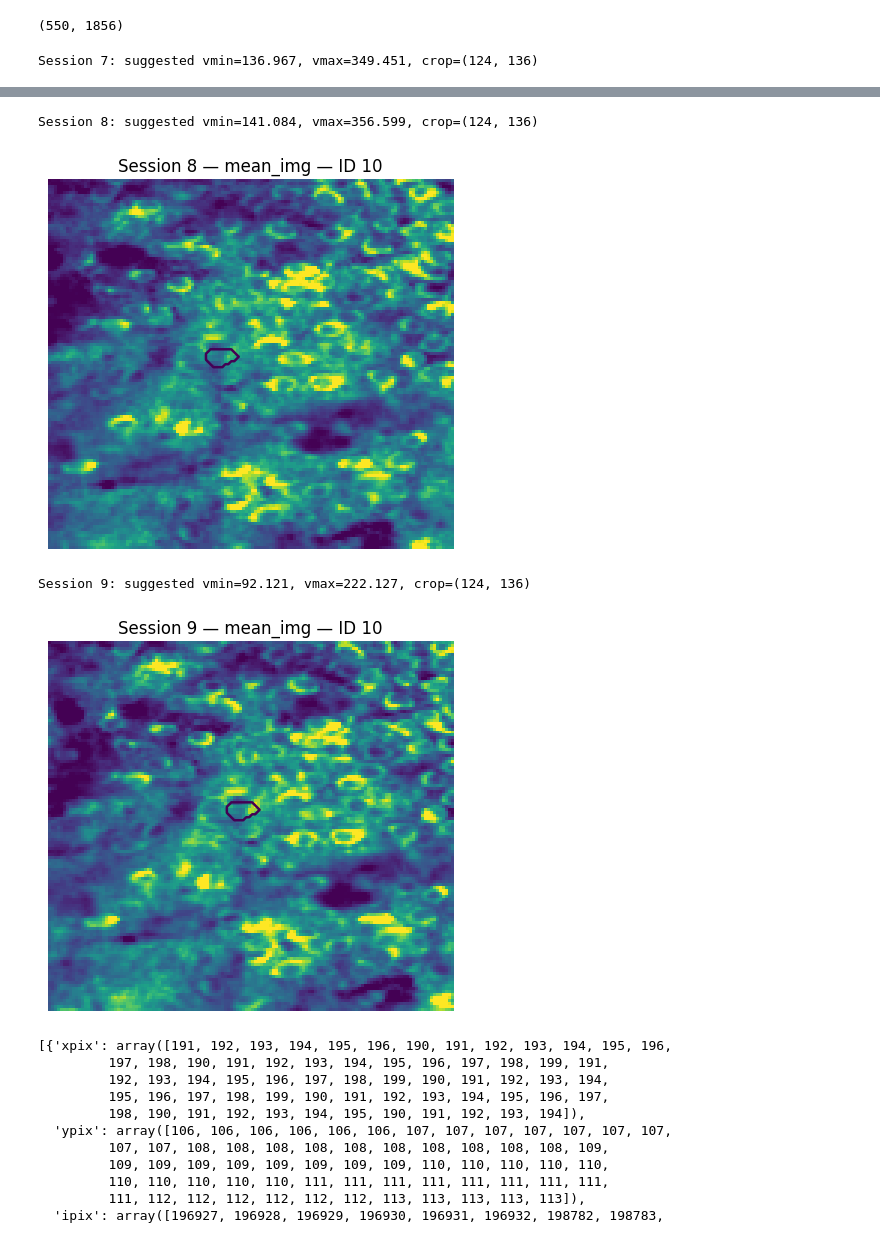
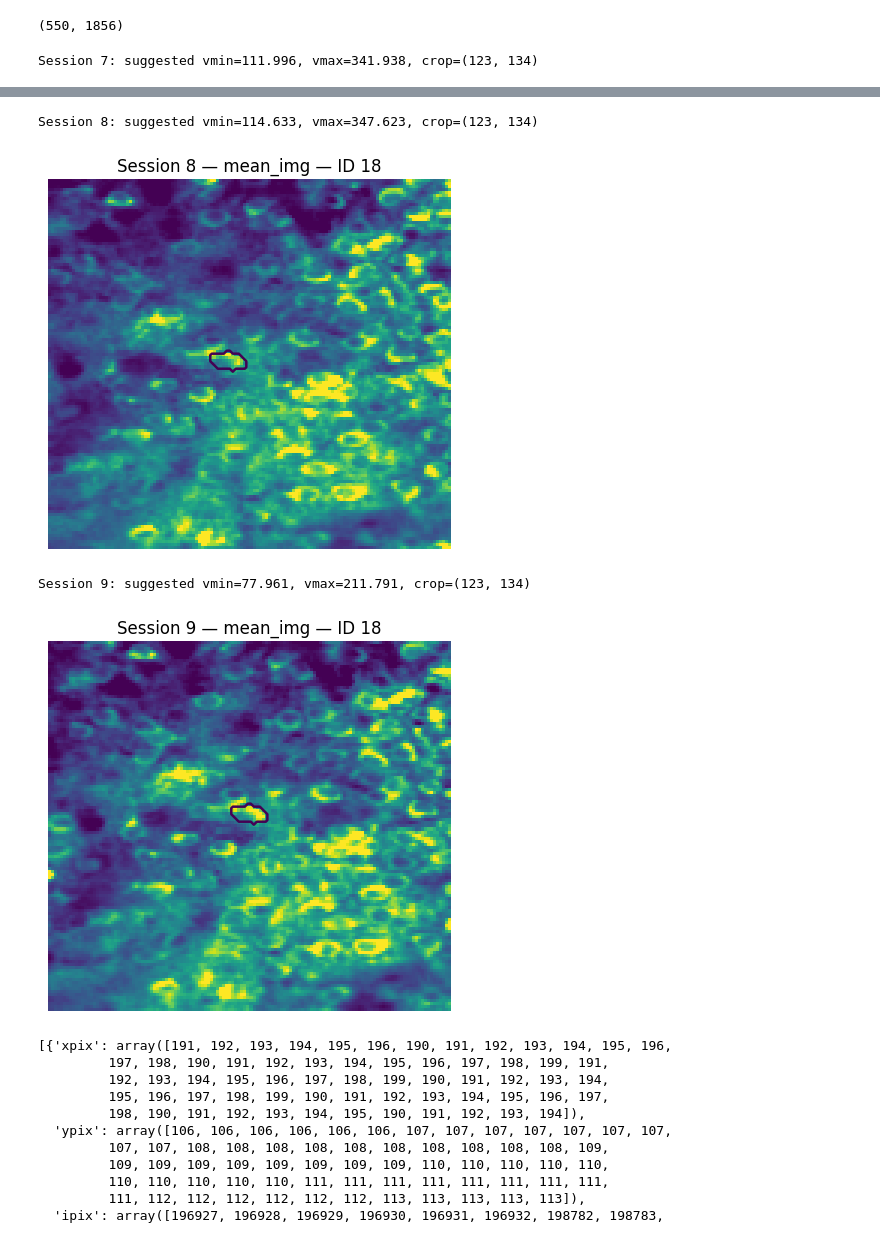
Before and after one commit to boazmohar/CL_Gaby, a Jupyter notebook: missing_sessions_analysis.ipynb, the cells around one changed output, grey strips where cells are left out. Cells and saved outputs as stored; diff of their text form; code cells hidden in the pictures.

```diff
--- a/missing_sessions_analysis.ipynb
+++ b/missing_sessions_analysis.ipynb
@@ -321,7 +321,7 @@ import matplotlib.pyplot as plt
 # -----------------------------
 # CONFIG
 # -----------------------------
-CELL_ID = 10            # <- only plot this ID (common cells projected back)
+CELL_ID = 18            # <- only plot this ID (common cells projected back)
 BG_KEY  = "mean_img"       # "mean_img" | "enhanced_img" | "max_img"
 PCT     = (2, 98)          # robust percentile range for intensity images
 MARGIN  = 50               # extra pixels around union bbox
@@ -400,4 +400,4 @@ for s in [7,8,9]:
     plt.axis('off')
     plt.show()
 # %% [output]
-Session 7: suggested vmin=136.967, vmax=349.451, crop=(124, 136)
+Session 7: suggested vmin=111.996, vmax=341.938, crop=(123, 134)
@@ -405,7 +405,7 @@ Session 7: suggested vmin=136.967, vmax=349.451, crop=(124, 136)
-Session 8: suggested vmin=141.084, vmax=356.599, crop=(124, 136)
+Session 8: suggested vmin=114.633, vmax=347.623, crop=(123, 134)
-[figure, old version]
+[figure, new version]
-Session 9: suggested vmin=92.121, vmax=222.127, crop=(124, 136)
+Session 9: suggested vmin=77.961, vmax=211.791, crop=(123, 134)
-[figure, old version]
+[figure, new version]
 # %%
 matched_cells[5]
 # %% [output]
```
Also changed, not shown: parts of 2 cells of this notebook.
